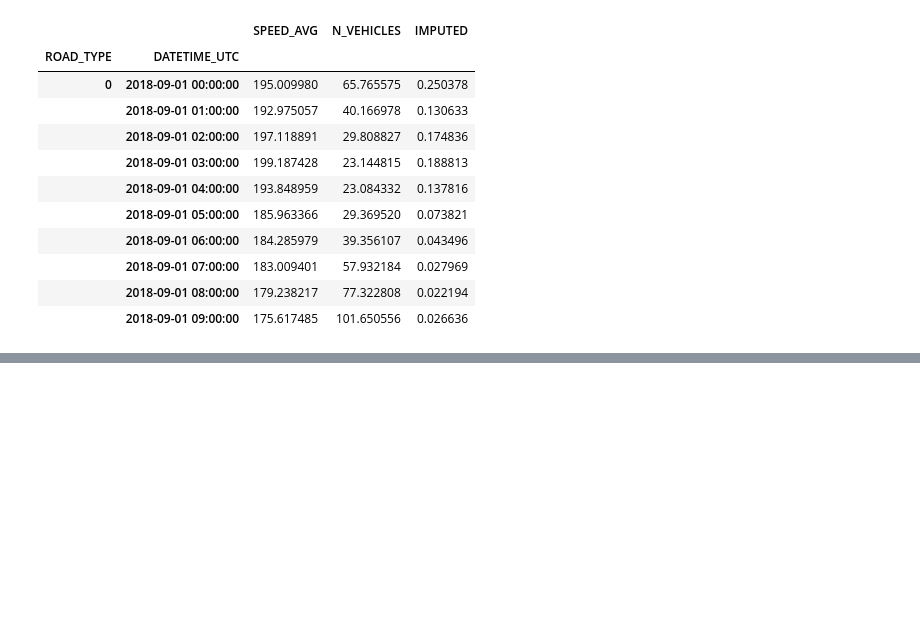
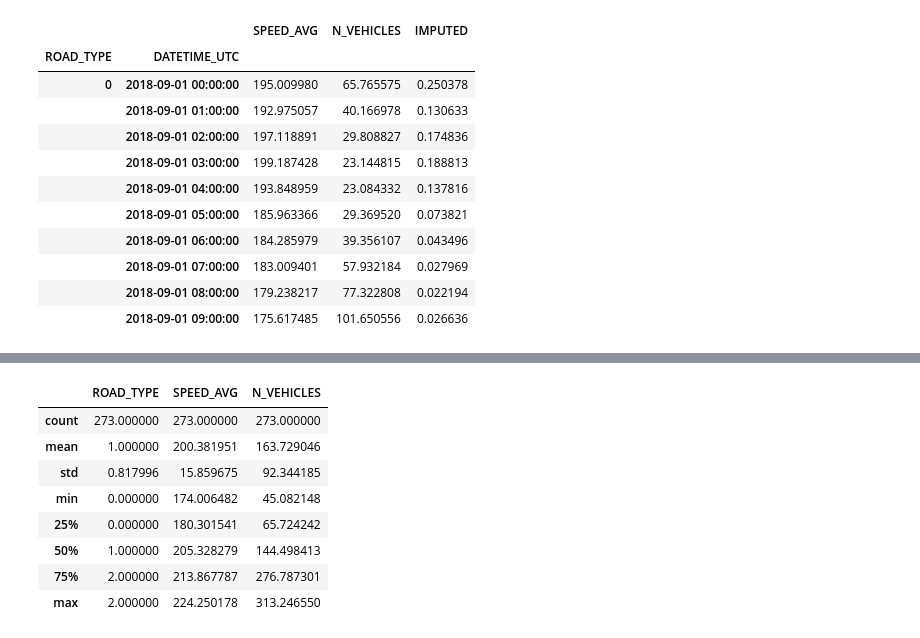
Before and after one commit to gianpy15/DMProject, a Jupyter notebook: notebooks/Gianpy/plots.ipynb, the cells around one changed output, grey strips where cells are left out. Cells and saved outputs as stored; diff of their text form; code cells hidden in the pictures; blank space fills up the shorter version.

```diff
--- a/notebooks/Gianpy/plots.ipynb
+++ b/notebooks/Gianpy/plots.ipynb
@@ -97,0 +104,14 @@ sns.lineplot(x=grouped_df.DATETIME_UTC, y=grouped_df.SPEED_AVG, hue=grouped_df.R
+# %%
+daily_df['IMPUTED'] = daily_df['IMPUTED'] >= 0.01
+daily_df = daily_df.reset_index()
+daily_df.describe()
+# %% [output]
+|  | ROAD_TYPE | SPEED_AVG | N_VEHICLES |
+| count | 273.000000 | 273.000000 | 273.000000 |
+| mean | 1.000000 | 200.381951 | 163.729046 |
+| std | 0.817996 | 15.859675 | 92.344185 |
+| min | 0.000000 | 174.006482 | 45.082148 |
+| 25% | 0.000000 | 180.301541 | 65.724242 |
+| 50% | 1.000000 | 205.328279 | 144.498413 |
+| 75% | 2.000000 | 213.867787 | 276.787301 |
+| max | 2.000000 | 224.250178 | 313.246550 |
```
Also changed, not shown: parts of 8 cells of this notebook, 3 other files.
